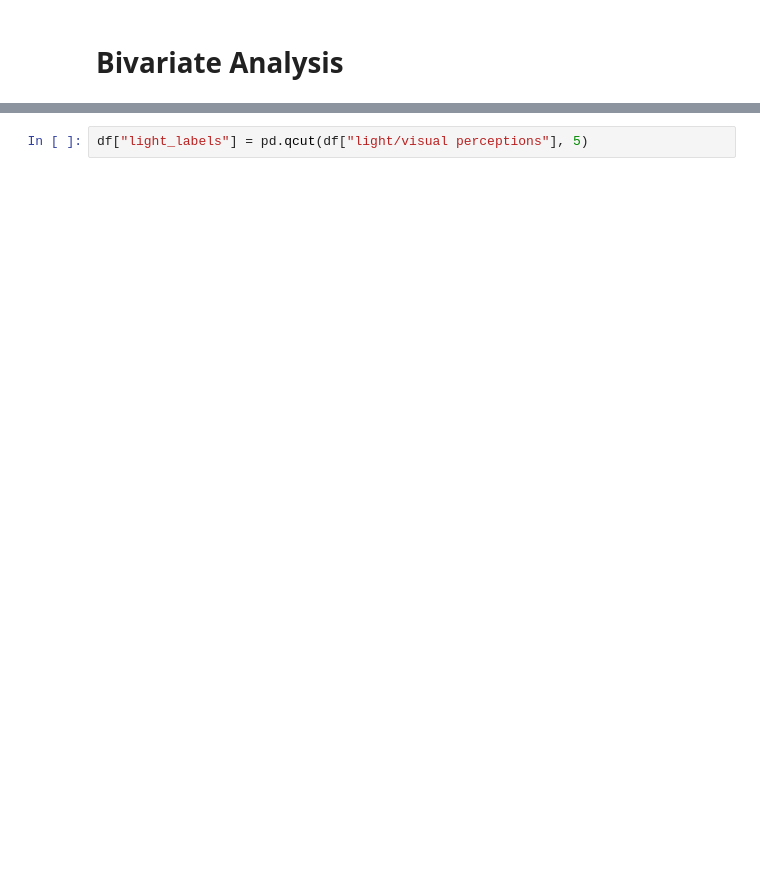
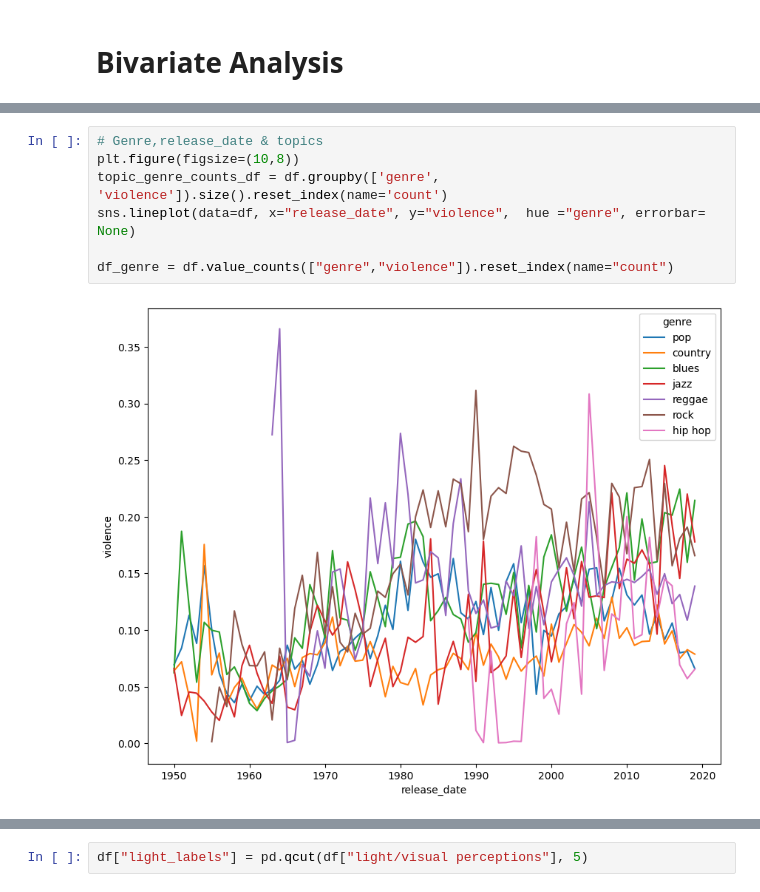
Before and after one commit to MaimunaBawa/Music_Recommendation_Algorithm, a Jupyter notebook: EDA-1.ipynb, the cells around one changed output, grey strips where cells are left out. Drawn from its saved outputs; the diff is of its cells as text; blank space fills up the shorter version.

```diff
--- a/EDA-1.ipynb
+++ b/EDA-1.ipynb
@@ -257,0 +240,9 @@ Text(0.5, 1.0, 'Topic Frequency by Genre')
+# %%
+# Genre,release_date & topics
+plt.figure(figsize=(10,8))
+topic_genre_counts_df = df.groupby(['genre', 'violence']).size().reset_index(name='count')
+sns.lineplot(data=df, x="release_date", y="violence",  hue ="genre", errorbar= None)
+
+df_genre = df.value_counts(["genre","violence"]).reset_index(name="count")
+# %% [output]
+[figure, added]
```
Also changed, not shown: parts of 7 cells of this notebook.
